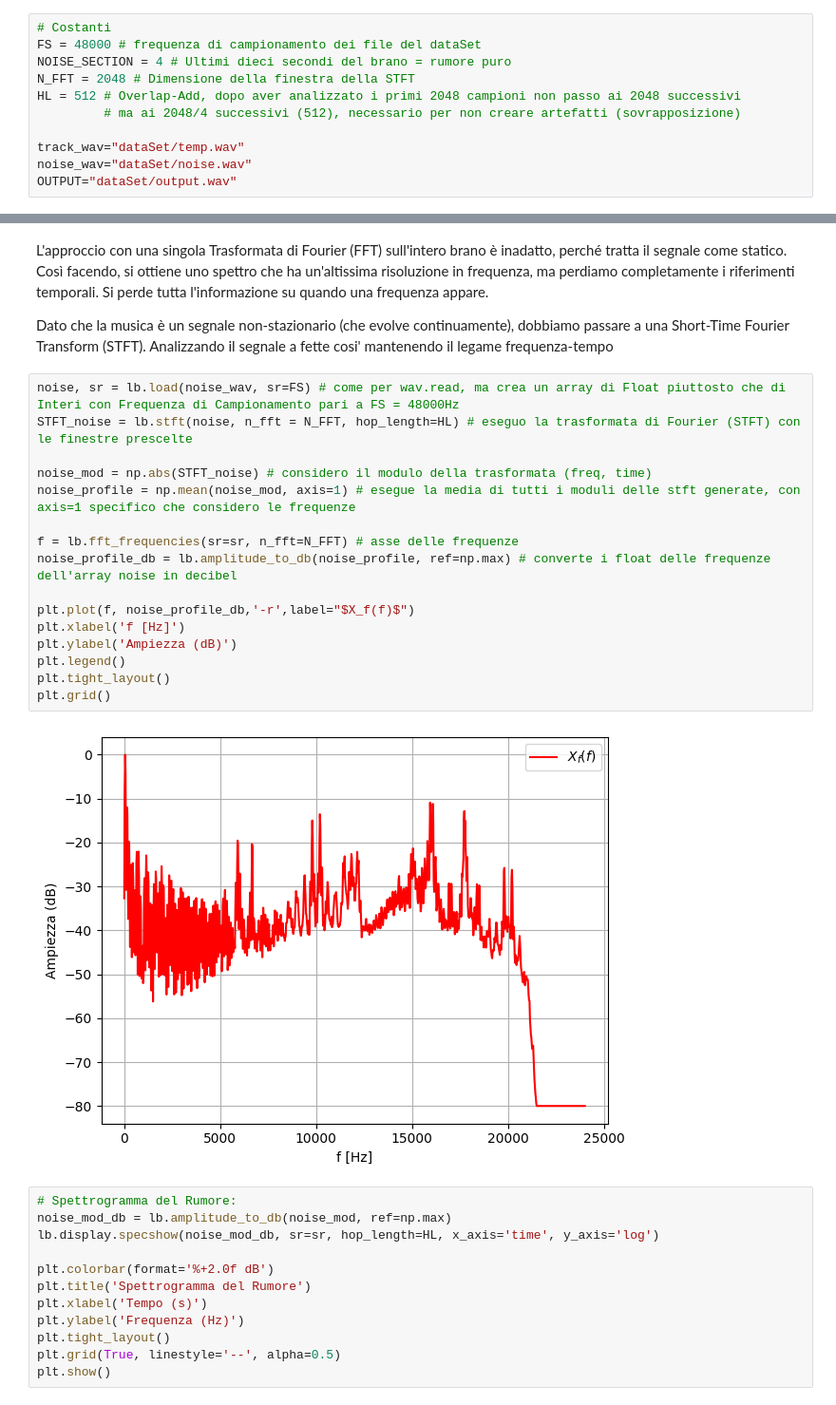
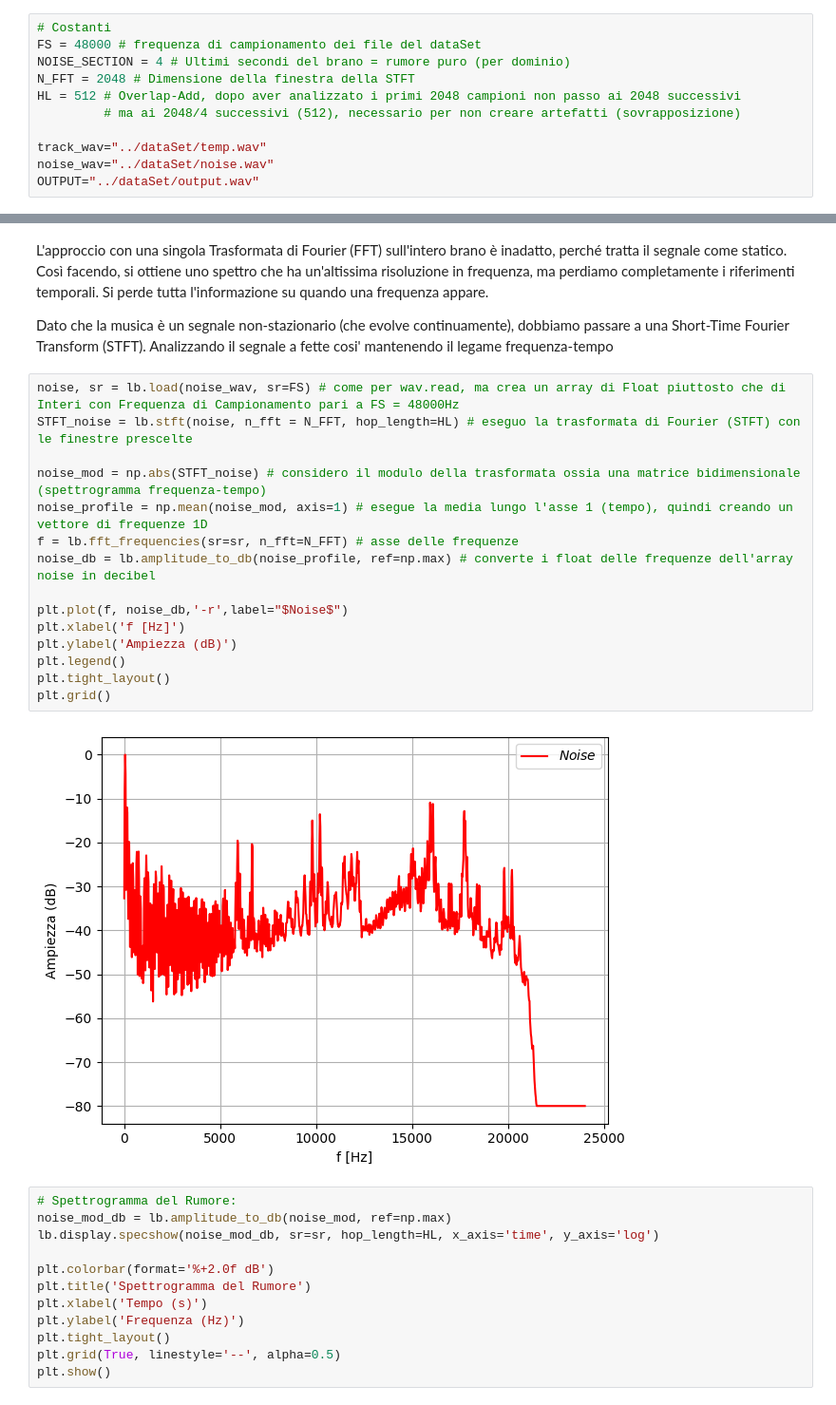
Before and after one commit to filippob04/Denoising-Vinyl-Audio-Signals, a Jupyter notebook: code/project.ipynb, the cells around one changed output, grey strips where cells are left out. Shown: that part at 95% size. Drawn from its saved outputs; the diff is of its cells as text.

```diff
--- a/code/project.ipynb
+++ b/code/project.ipynb
@@ -13,14 +13,14 @@ import soundfile as sf
 # %%
 # Costanti
 FS = 48000 # frequenza di campionamento dei file del dataSet
-NOISE_SECTION = 4 # Ultimi dieci secondi del brano = rumore puro
+NOISE_SECTION = 4 # Ultimi secondi del brano = rumore puro (per dominio)
 N_FFT = 2048 # Dimensione della finestra della STFT
 HL = 512 # Overlap-Add, dopo aver analizzato i primi 2048 campioni non passo ai 2048 successivi
          # ma ai 2048/4 successivi (512), necessario per non creare artefatti (sovrapposizione)
 
-track_wav="dataSet/temp.wav"
-noise_wav="dataSet/noise.wav"
-OUTPUT="dataSet/output.wav"
+track_wav="../dataSet/temp.wav"
+noise_wav="../dataSet/noise.wav"
+OUTPUT="../dataSet/output.wav"
 # %% [markdown]
 Partiamo analizzando il fenomeno rumoroso in se, ottenuto registrando l'output dell'amplificatore senza alcun brano in riproduzione
 # %%
@@ -48,21 +48,20 @@ Dato che la musica è un segnale non-stazionario (che evolve continuamente), dob
 # %%
 noise, sr = lb.load(noise_wav, sr=FS) # come per wav.read, ma crea un array di Float piuttosto che di Interi con Frequenza di Campionamento pari a FS = 48000Hz
 STFT_noise = lb.stft(noise, n_fft = N_FFT, hop_length=HL) # eseguo la trasformata di Fourier (STFT) con le finestre prescelte
 
-noise_mod = np.abs(STFT_noise) # considero il modulo della trasformata (freq, time)
-noise_profile = np.mean(noise_mod, axis=1) # esegue la media di tutti i moduli delle stft generate, con axis=1 specifico che considero le frequenze
+noise_mod = np.abs(STFT_noise) # considero il modulo della trasformata ossia una matrice bidimensionale (spettrogramma frequenza-tempo)
+noise_profile = np.mean(noise_mod, axis=1) # esegue la media lungo l'asse 1 (tempo), quindi creando un vettore di frequenze 1D
+f = lb.fft_frequencies(sr=sr, n_fft=N_FFT) # asse delle frequenze
+noise_db = lb.amplitude_to_db(noise_profile, ref=np.max) # converte i float delle frequenze dell'array noise in decibel
 
-f = lb.fft_frequencies(sr=sr, n_fft=N_FFT) # asse delle frequenze
-noise_profile_db = lb.amplitude_to_db(noise_profile, ref=np.max) # converte i float delle frequenze dell'array noise in decibel
-
-plt.plot(f, noise_profile_db,'-r',label="$X_f(f)$")
+plt.plot(f, noise_db,'-r',label="$Noise$")
 plt.xlabel('f [Hz]')
 plt.ylabel('Ampiezza (dB)')
 plt.legend()
 plt.tight_layout()
 plt.grid()
 # %% [output]
-[figure, old version]
+[figure, new version]
 # %%
 # Spettrogramma del Rumore:
 noise_mod_db = lb.amplitude_to_db(noise_mod, ref=np.max)
```
Also changed, not shown: parts of 9 cells of this notebook.
